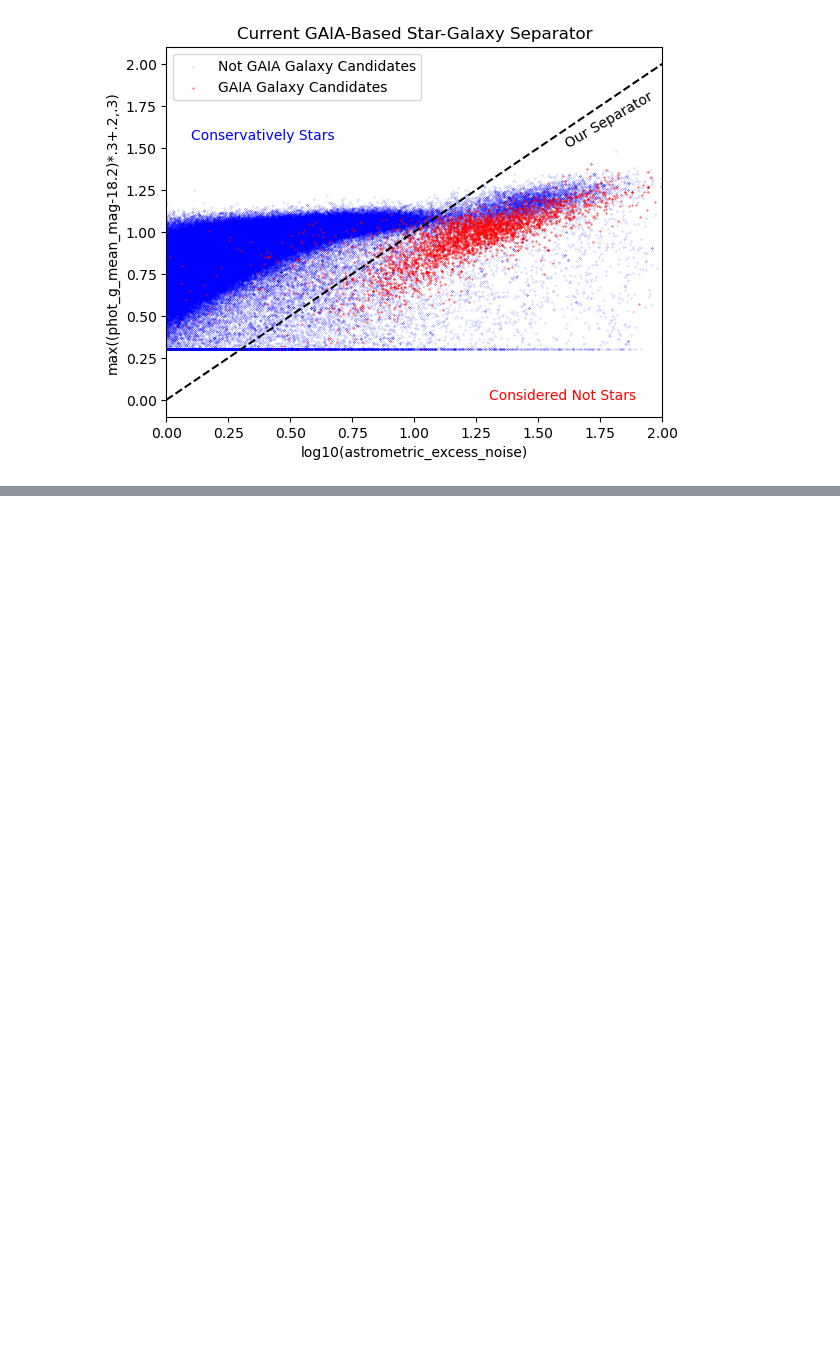
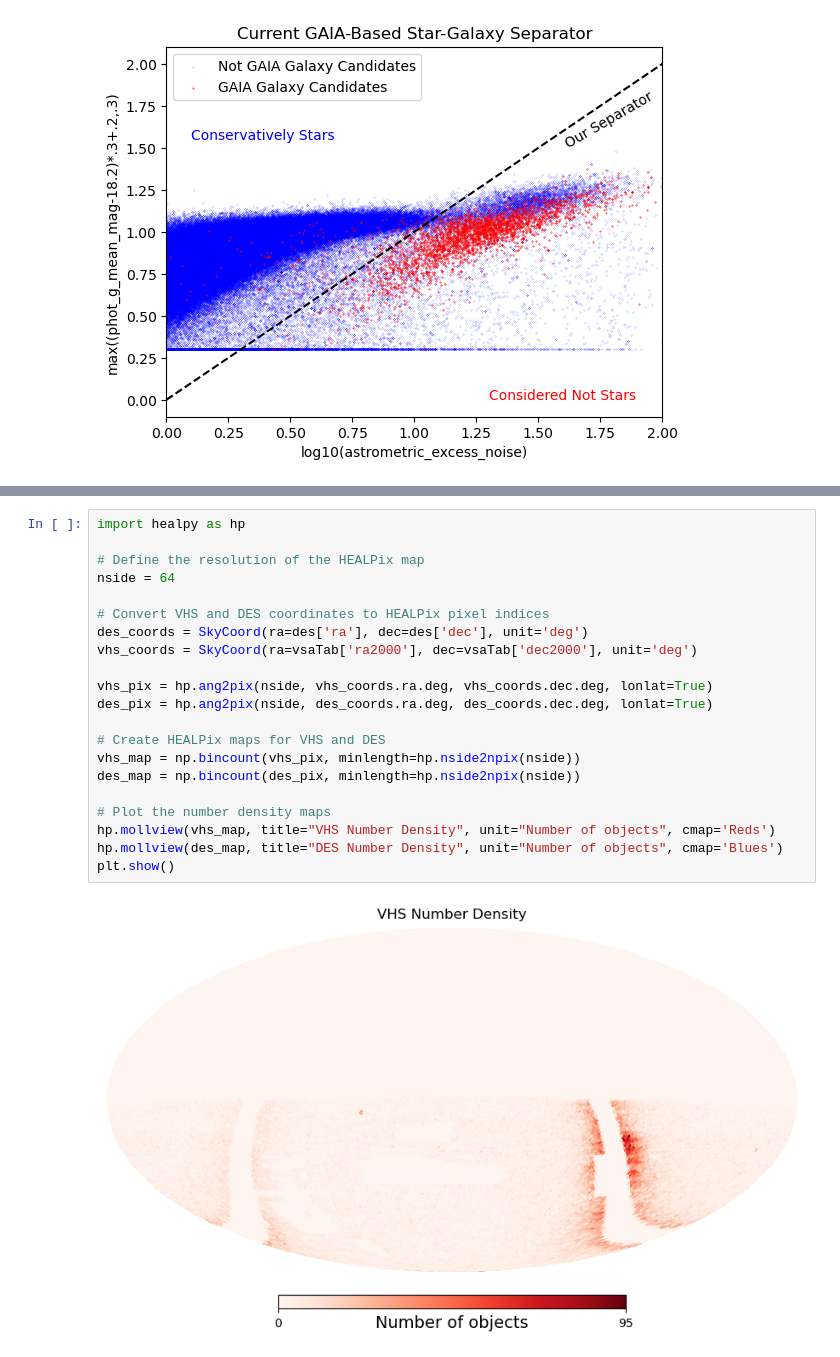
Before and after one commit to ShrihanSolo/gaia_psf_match, a Jupyter notebook: test_notes/plotDES.ipynb, the cells around one changed output, grey strips where cells are left out. Cells and saved outputs as stored; diff of their text form; blank space fills up the shorter version.

```diff
--- a/test_notes/plotDES.ipynb
+++ b/test_notes/plotDES.ipynb
@@ -123,0 +221,23 @@ print(master_comb_df.head())
+# %%
+import healpy as hp
+
+# Define the resolution of the HEALPix map
+nside = 64
+
+# Convert VHS and DES coordinates to HEALPix pixel indices
+des_coords = SkyCoord(ra=des['ra'], dec=des['dec'], unit='deg')
+vhs_coords = SkyCoord(ra=vsaTab['ra2000'], dec=vsaTab['dec2000'], unit='deg')
+
+vhs_pix = hp.ang2pix(nside, vhs_coords.ra.deg, vhs_coords.dec.deg, lonlat=True)
+des_pix = hp.ang2pix(nside, des_coords.ra.deg, des_coords.dec.deg, lonlat=True)
+
+# Create HEALPix maps for VHS and DES
+vhs_map = np.bincount(vhs_pix, minlength=hp.nside2npix(nside))
+des_map = np.bincount(des_pix, minlength=hp.nside2npix(nside))
+
+# Plot the number density maps
+hp.mollview(vhs_map, title="VHS Number Density", unit="Number of objects", cmap='Reds')
+hp.mollview(des_map, title="DES Number Density", unit="Number of objects", cmap='Blues')
+plt.show()
+# %% [output]
+[figure, added]
```
Also changed, not shown: parts of 10 cells of this notebook, 1 other file.
